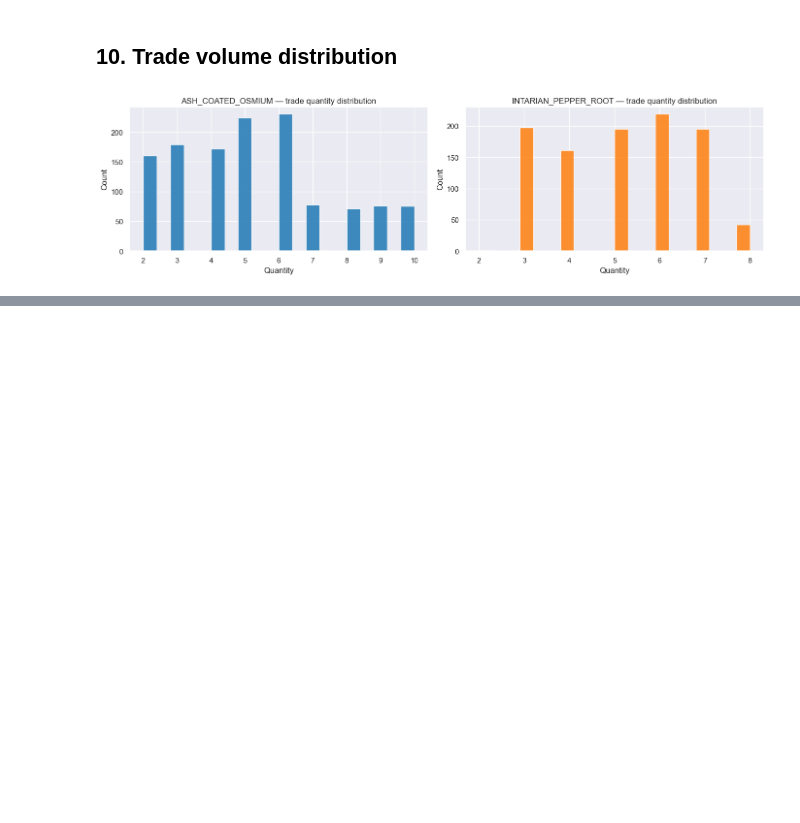
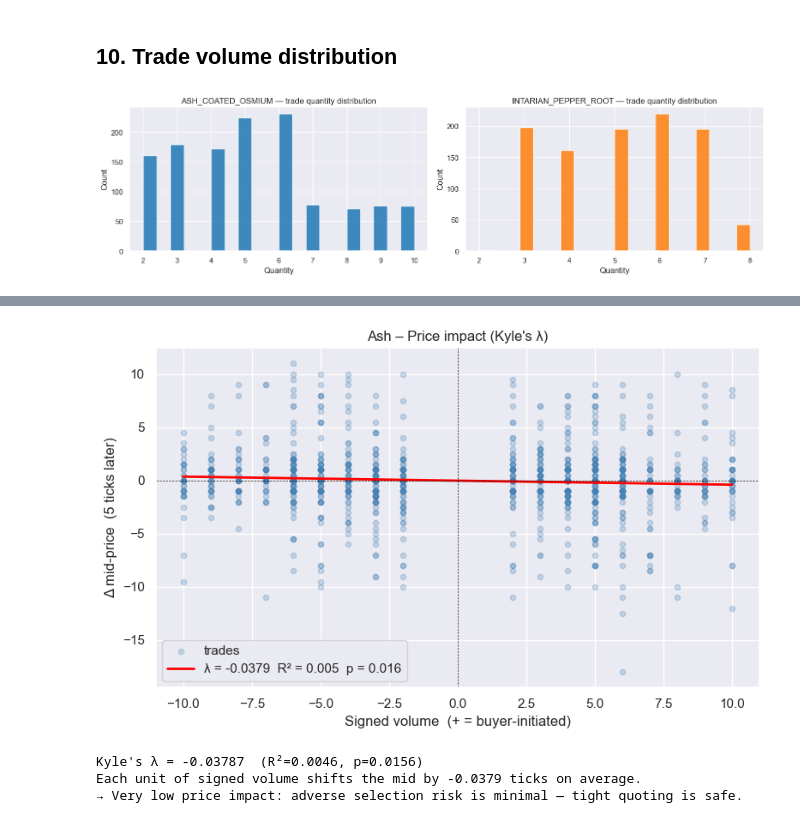
Before and after one commit to Armand279/Bart-Technologies-IMC-Prosperity-4, a Jupyter notebook: notebooks/round1.ipynb, the cells around one changed output, grey strips where cells are left out. Cells and saved outputs as stored; diff of their text form; code cells hidden in the pictures; blank space fills up the shorter version.

```diff
--- a/notebooks/round1.ipynb
+++ b/notebooks/round1.ipynb
@@ -283,0 +427,49 @@ plt.show()
+# %%
+# ── 11.4  Price impact — Kyle's λ (Ash) ──────────────────────────────────────
+# For each trade: measure how much the mid-price moves N ticks later.
+# Regress Δmid on signed volume → slope is Kyle's lambda.
+LAG_TICKS = 5   # 5 price rows = 500 ms
+
+ash_mid_full = (
+    prices[prices['product'] == 'ASH_COATED_OSMIUM']
+    .sort_values('global_ts').reset_index(drop=True)
+    [['global_ts', 'mid_price']]
+)
+ash_mid_full['mid_future'] = ash_mid_full['mid_price'].shift(-LAG_TICKS)
+
+# Attach future mid to each trade
+impact = pd.merge_asof(
+    ash_t.sort_values('global_ts'),
+    ash_mid_full[['global_ts', 'mid_future']],
+    on='global_ts', direction='backward'
+).dropna(subset=['mid_future', 'mid_price'])
+
+impact['delta_mid'] = impact['mid_future'] - impact['mid_price']
+
+from scipy.stats import linregress
+slope, intercept, r, p_val, se = linregress(impact['signed_vol'], impact['delta_mid'])
+
+fig, ax = plt.subplots(figsize=(8, 5))
+ax.scatter(impact['signed_vol'], impact['delta_mid'],
+           alpha=0.25, s=20, color='steelblue', label='trades')
+x_fit = np.linspace(impact['signed_vol'].min(), impact['signed_vol'].max(), 200)
+ax.plot(x_fit, intercept + slope * x_fit, color='red', lw=2,
+        label=f"λ = {slope:.4f}  R² = {r**2:.3f}  p = {p_val:.3f}")
+ax.axhline(0, color='black', lw=0.5, ls='--')
+ax.axvline(0, color='black', lw=0.5, ls='--')
+ax.set_xlabel('Signed volume  (+ = buyer-initiated)')
+ax.set_ylabel(f'Δ mid-price  ({LAG_TICKS} ticks later)')
+ax.set_title("Ash – Price impact (Kyle's λ)")
+ax.legend()
+plt.tight_layout()
+plt.show()
+
+print(f"\nKyle's λ = {slope:.5f}  (R²={r**2:.4f}, p={p_val:.4f})")
+print(f"Each unit of signed volume shifts the mid by {slope:.4f} ticks on average.")
+if abs(slope) < 0.05:
+    print("→ Very low price impact: adverse selection risk is minimal — tight quoting is safe.")
+# %% [output]
+[figure, added]
+Kyle's λ = -0.03787  (R²=0.0046, p=0.0156)
+Each unit of signed volume shifts the mid by -0.0379 ticks on average.
+→ Very low price impact: adverse selection risk is minimal — tight quoting is safe.
```
Also changed, not shown: parts of 8 cells of this notebook, 1 other file.
